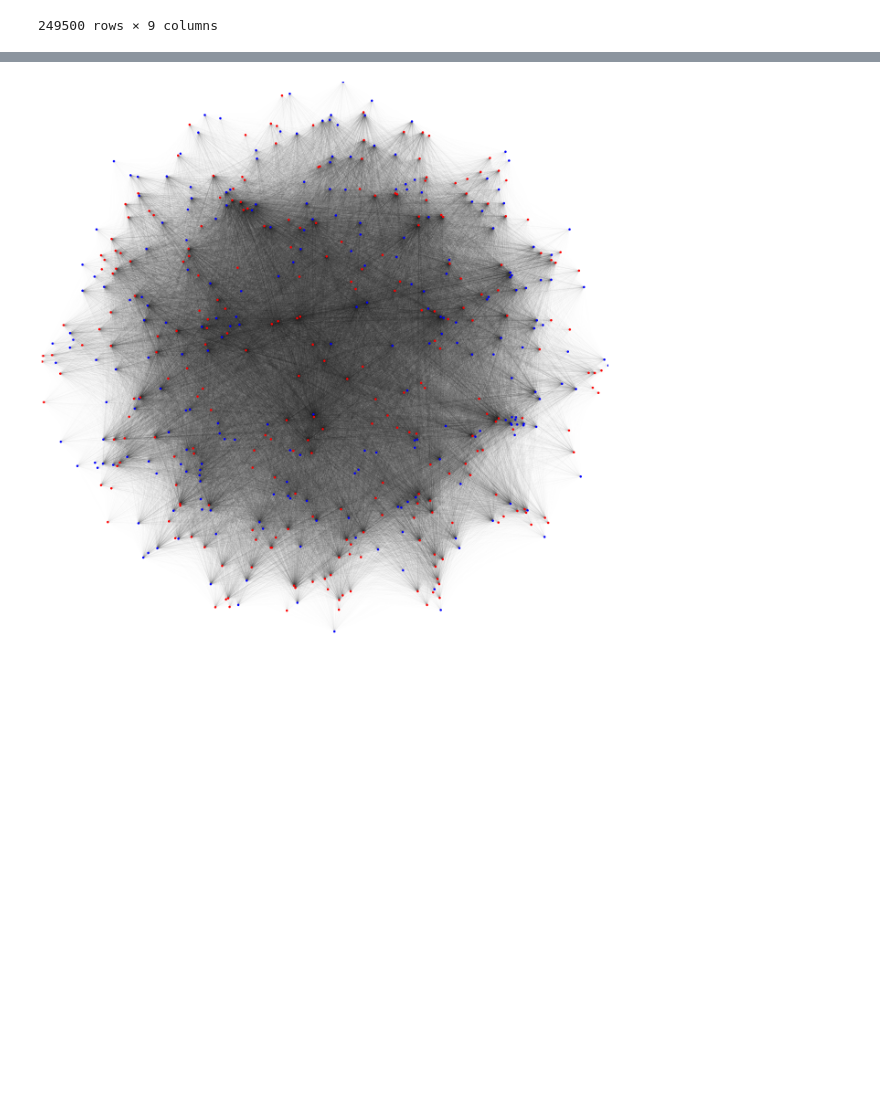
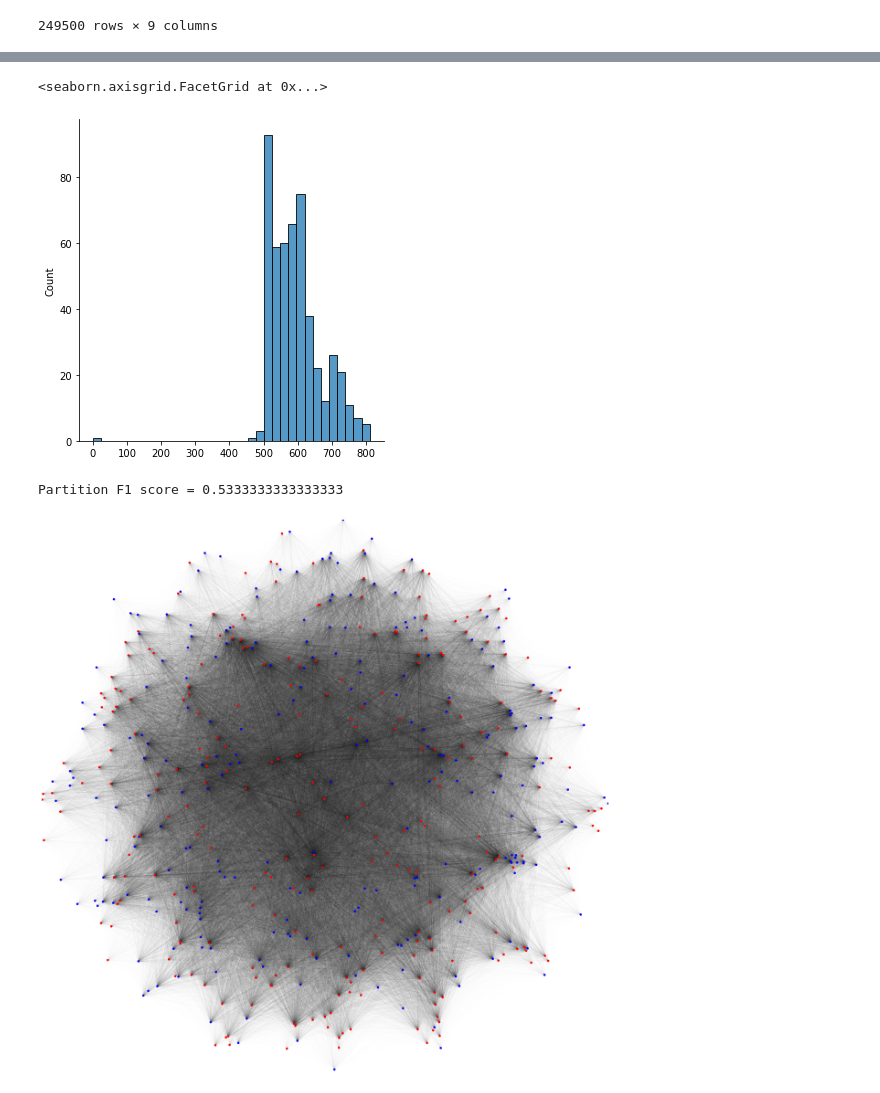
Before and after one commit to samuelbarrett1234/csproject, a Jupyter notebook: NCD Graph Visualiser.ipynb, the cells around one changed output, grey strips where cells are left out. Saved outputs shown, nothing was run; the diff lists cells and outputs as text; code cells hidden in the pictures; blank space fills up the shorter version.

```diff
--- a/NCD Graph Visualiser.ipynb
+++ b/NCD Graph Visualiser.ipynb
@@ -27,4 +29,4 @@ df
 lbls = pd.read_csv("labels.csv")
 lbls = { row["seqid"] : row["lbl"] for index, row in lbls.iterrows() }
 # %%
-G = nx.from_pandas_edgelist(df, "seqid_1", "seqid_2", "weight")
+G = nx.from_pandas_edgelist(df, "seqid_1", "seqid_2", ["weight", "dist", "dist2"])
@@ -31,3 +43,19 @@ G = nx.from_pandas_edgelist(df, "seqid_1", "seqid_2", "weight")
+# %%
+sns.displot(nx.laplacian_spectrum(G))
+# %% [output]
+<seaborn.axisgrid.FacetGrid at 0x...>
+[figure, added]
+# %%
+partition = nx.algorithms.community.kernighan_lin_bisection(G)
+confusion_matrix = [[0, 0], [0, 0]]
+for i, part in enumerate(partition):
+    for n in part:
+        confusion_matrix[i][lbls[n]] += 1
+print("Partition F1 score =", confusion_matrix[1][1] / (confusion_matrix[1][1]
+                                                        + 0.5 * (confusion_matrix[0][1]
+                                                                 + confusion_matrix[1][0])))
+# %% [output]
+Partition F1 score = 0.5333333333333333
 # %%
 node_colours = [('blue' if lbls[node] == 0 else 'red') for node in G.nodes()]
 edge_opacities = list(nx.get_edge_attributes(G, "weight").values())
```
Also changed, not shown: parts of 4 cells of this notebook.
